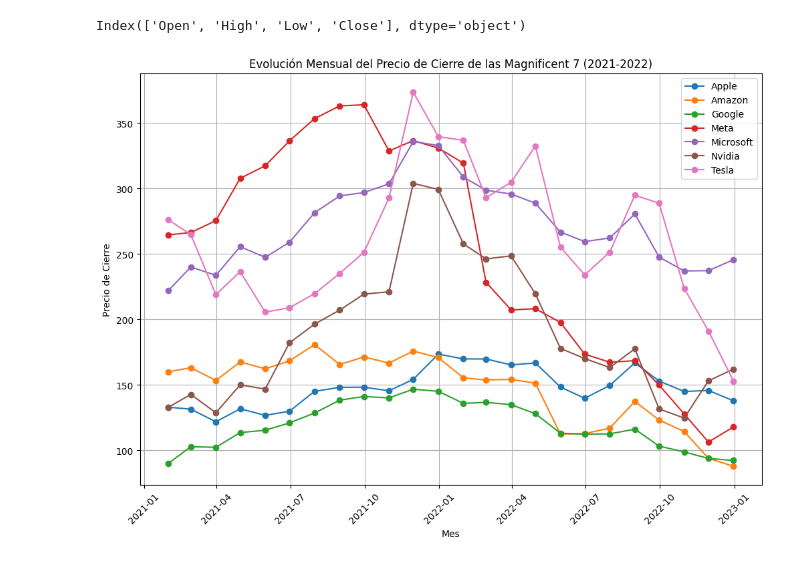
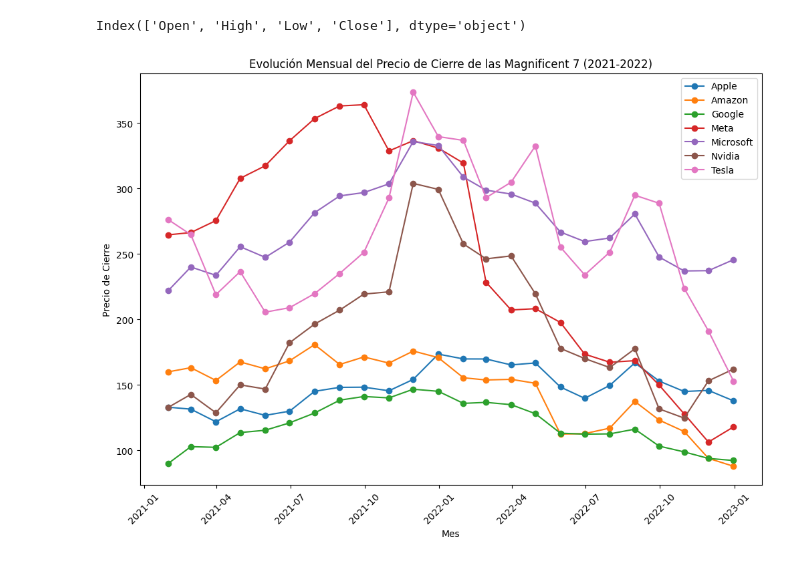
Before and after one commit to SergioChalela/Project_2, a Jupyter notebook: Magnificent_seven.ipynb, the cells around one changed output. Drawn from its saved outputs; the diff is of its cells as text; code cells hidden in the pictures.

```diff
--- a/Magnificent_seven.ipynb
+++ b/Magnificent_seven.ipynb
@@ -653,32 +653,32 @@ def filter_and_merge_monthly_data(df, company_name):
 # Aplicar la función a cada compañía mensual
 apple_monthly_filtered = filter_and_merge_monthly_data(apple_monthly, 'Apple')
 amazon_monthly_filtered = filter_and_merge_monthly_data(amazon_monthly, 'Amazon')
 google_monthly_filtered = filter_and_merge_monthly_data(google_monthly, 'Google')
 meta_monthly_filtered = filter_and_merge_monthly_data(meta_monthly, 'Meta')
 microsoft_monthly_filtered = filter_and_merge_monthly_data(microsoft_monthly, 'Microsoft')
 nvidia_monthly_filtered = filter_and_merge_monthly_data(nvidia_monthly, 'Nvidia')
 tesla_monthly_filtered = filter_and_merge_monthly_data(tesla_monthly, 'Tesla')
 
 # Combinar todos los DataFrames filtrados en uno solo
 merged_monthly = pd.concat([apple_monthly_filtered, amazon_monthly_filtered, google_monthly_filtered,
                             meta_monthly_filtered, microsoft_monthly_filtered, nvidia_monthly_filtered,
                             tesla_monthly_filtered])
 
 # Graficar todas las compañías en un solo gráfico mensual
 plt.figure(figsize=(12, 8))
 
 # Graficar cada compañía
 for company in merged_monthly['Company'].unique():
     company_data = merged_monthly[merged_monthly['Company'] == company]
     plt.plot(company_data['Month'], company_data['Close'], marker='o', linestyle='-', label=company)
 
 # Configurar el gráfico
 plt.title('Evolución Mensual del Precio de Cierre de las Magnificent 7 (2021-2022)')
 plt.xlabel('Mes')
 plt.ylabel('Precio de Cierre')
 plt.xticks(rotation=45)
 plt.legend()
-plt.grid(True)
+plt.grid(False)
 plt.show()
 # %% [output]
-[figure, old version]
+[figure, new version]
```
Also changed, not shown: parts of 1 cell of this notebook.
